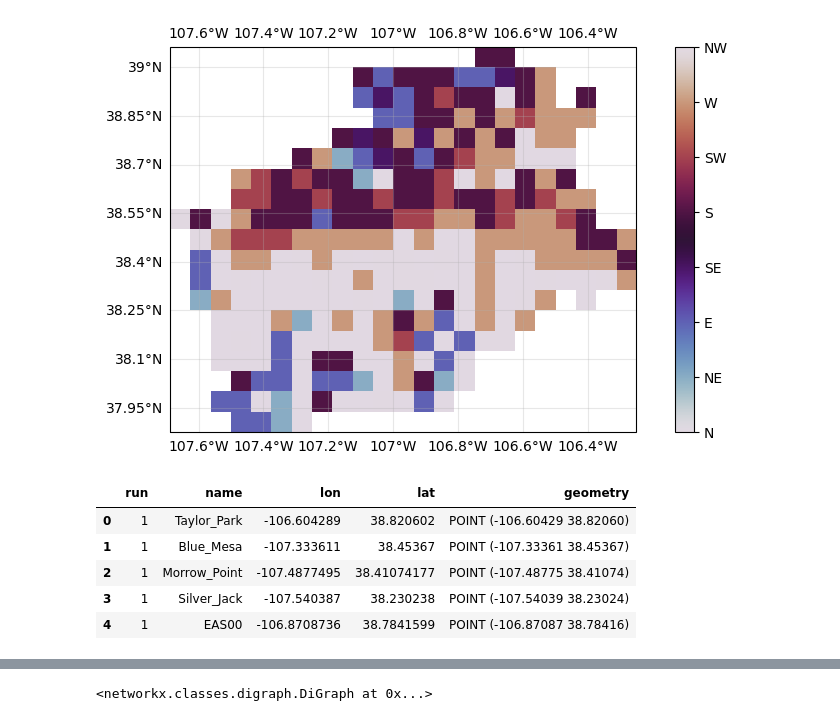
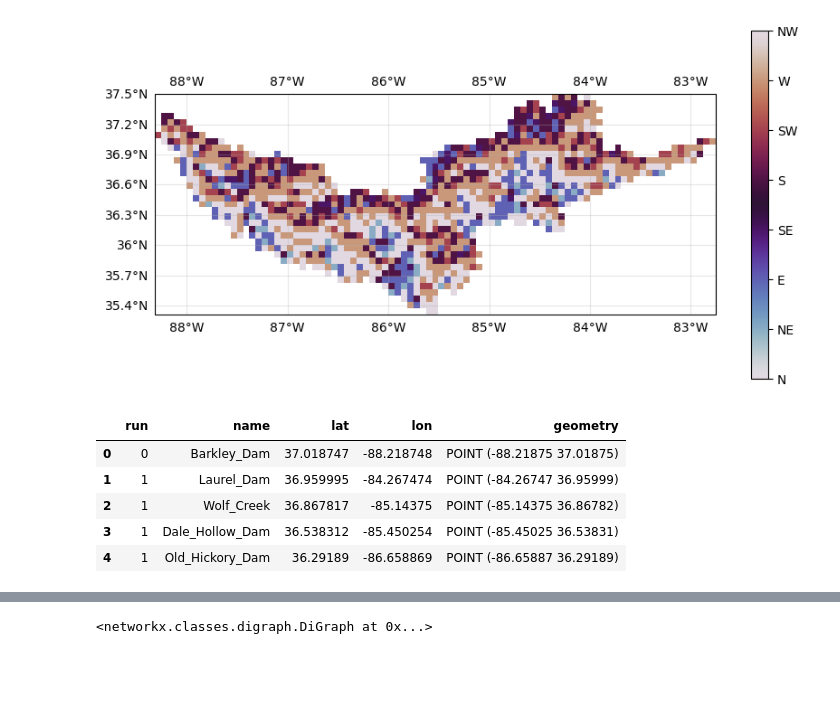
Before and after one commit to UW-SASWE/ResORR, a Jupyter notebook: notebooks/methods/06-Network-Generation-networkx.ipynb, the cells around one changed output, grey strips where cells are left out. Cells and saved outputs as stored; diff of their text form; code cells hidden in the pictures; blank space fills up the shorter version.

Commit message:
network generation cumberland

```diff
--- a/notebooks/methods/06-Network-Generation-networkx.ipynb
+++ b/notebooks/methods/06-Network-Generation-networkx.ipynb
@@ -34,34 +27,33 @@ def geoax(figsize=(10, 5), **kwargs):
     return f, ax
 # %%
 # read in the flow direction file
-# fdr = rxr.open_rasterio("../../data/colorado/basins/gunnison/ro/pars/fl.tif", chunks=True, masked=True).persist() # dask
-fdr = rxr.open_rasterio("../../data/colorado/basins/gunnison/ro/pars/fl.tif", masked=True)  # nodask
+fdr = rxr.open_rasterio("../../data-cumberland/tennessee/basins/cumberland/ro/pars/fl.tif", masked=True)  # nodask
 band = fdr.sel(band=1)
 
 band_vicfmt = band  # it is already in vic-format, no need to reclassify
 
 f, ax = geoax()
 im = ax.imshow(band_vicfmt, extent=plotting_extent(band, fdr.rio.transform()), cmap='twilight')
 gl = ax.gridlines(alpha=0.3, draw_labels=True)
 gl.right_labels = False
 cbar = f.colorbar(im, ticks=[1, 2, 3, 4, 5, 6, 7, 8])
 cbar.ax.set_yticklabels(["N", "NE", "E", "SE", "S", "SW", "W", "NW"]);
 # %% [output]
-[figure, old version]
+[figure, new version]
 # %%
-reservoirs_fn = "../../data/gunnison_reservoirs/gunnison_reservoirs_fdr_corrected_usgs_gages.csv"
+reservoirs_fn = "../../data-cumberland/cumberland-stations/cumberland-resops-stations.csv"
 reservoirs = gpd.read_file(reservoirs_fn)
 reservoirs['geometry'] = gpd.points_from_xy(reservoirs['lon'], reservoirs['lat'])
 reservoirs.set_crs('epsg:4326', inplace=True)
 
 reservoirs.head()
 # %% [output]
-|  | run | name | lon | lat | geometry |
-| 0 | 1 | Taylor_Park | -106.604289 | 38.820602 | POINT (-106.60429 38.82060) |
-| 1 | 1 | Blue_Mesa | -107.333611 | 38.45367 | POINT (-107.33361 38.45367) |
-| 2 | 1 | Morrow_Point | -107.4877495 | 38.41074177 | POINT (-107.48775 38.41074) |
-| 3 | 1 | Silver_Jack | -107.540387 | 38.230238 | POINT (-107.54039 38.23024) |
-| 4 | 1 | EAS00 | -106.8708736 | 38.7841599 | POINT (-106.87087 38.78416) |
+|  | run | name | lat | lon | geometry |
+| 0 | 0 | Barkley_Dam | 37.018747 | -88.218748 | POINT (-88.21875 37.01875) |
+| 1 | 1 | Laurel_Dam | 36.959995 | -84.267474 | POINT (-84.26747 36.95999) |
+| 2 | 1 | Wolf_Creek | 36.867817 | -85.14375 | POINT (-85.14375 36.86782) |
+| 3 | 1 | Dale_Hollow_Dam | 36.538312 | -85.450254 | POINT (-85.45025 36.53831) |
+| 4 | 1 | Old_Hickory_Dam | 36.29189 | -86.658869 | POINT (-86.65887 36.29189) |
 # %%
 reservoirs.iloc[0]
 # %% [output]
```
Also changed, not shown: parts of 8 cells of this notebook.
